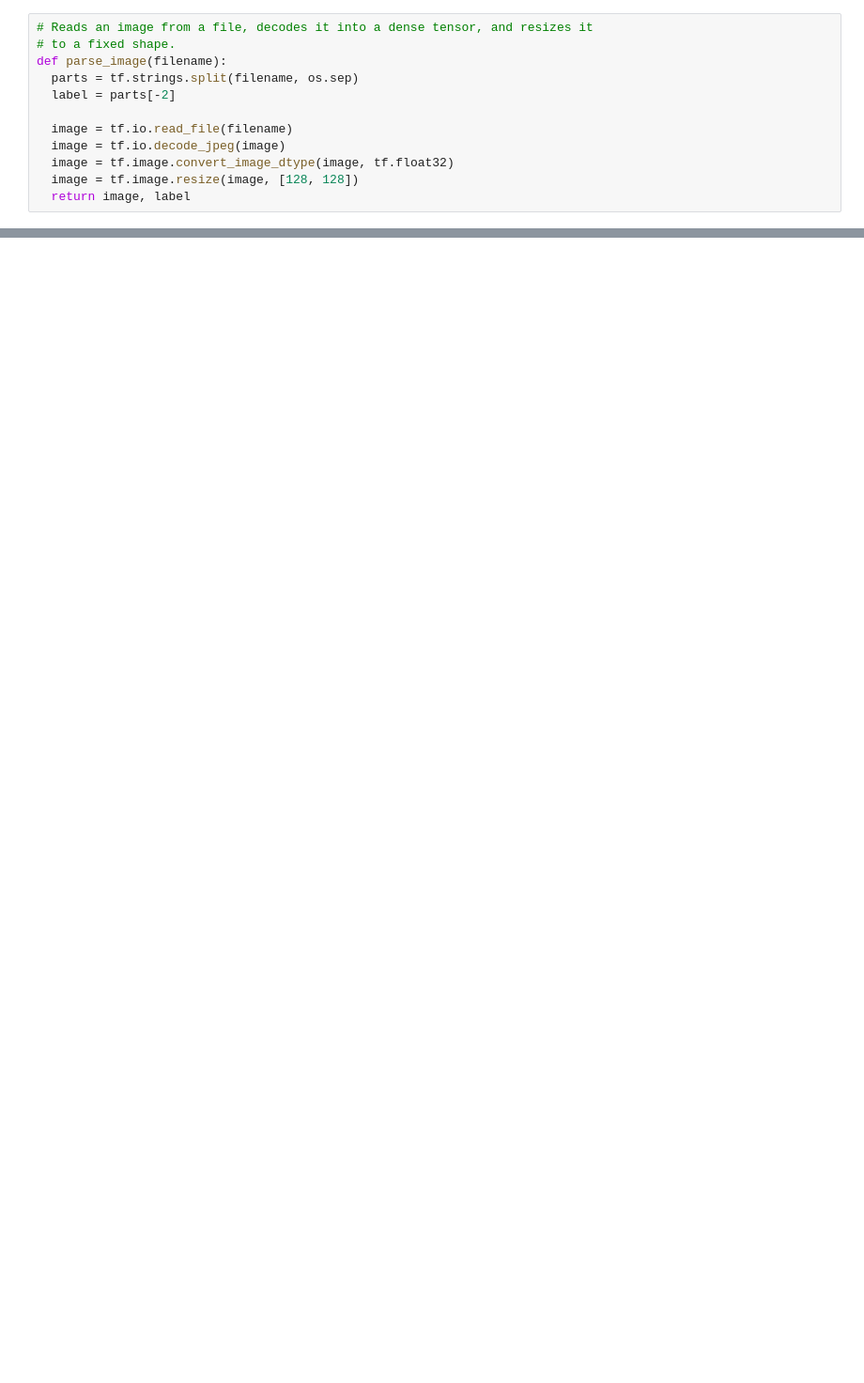
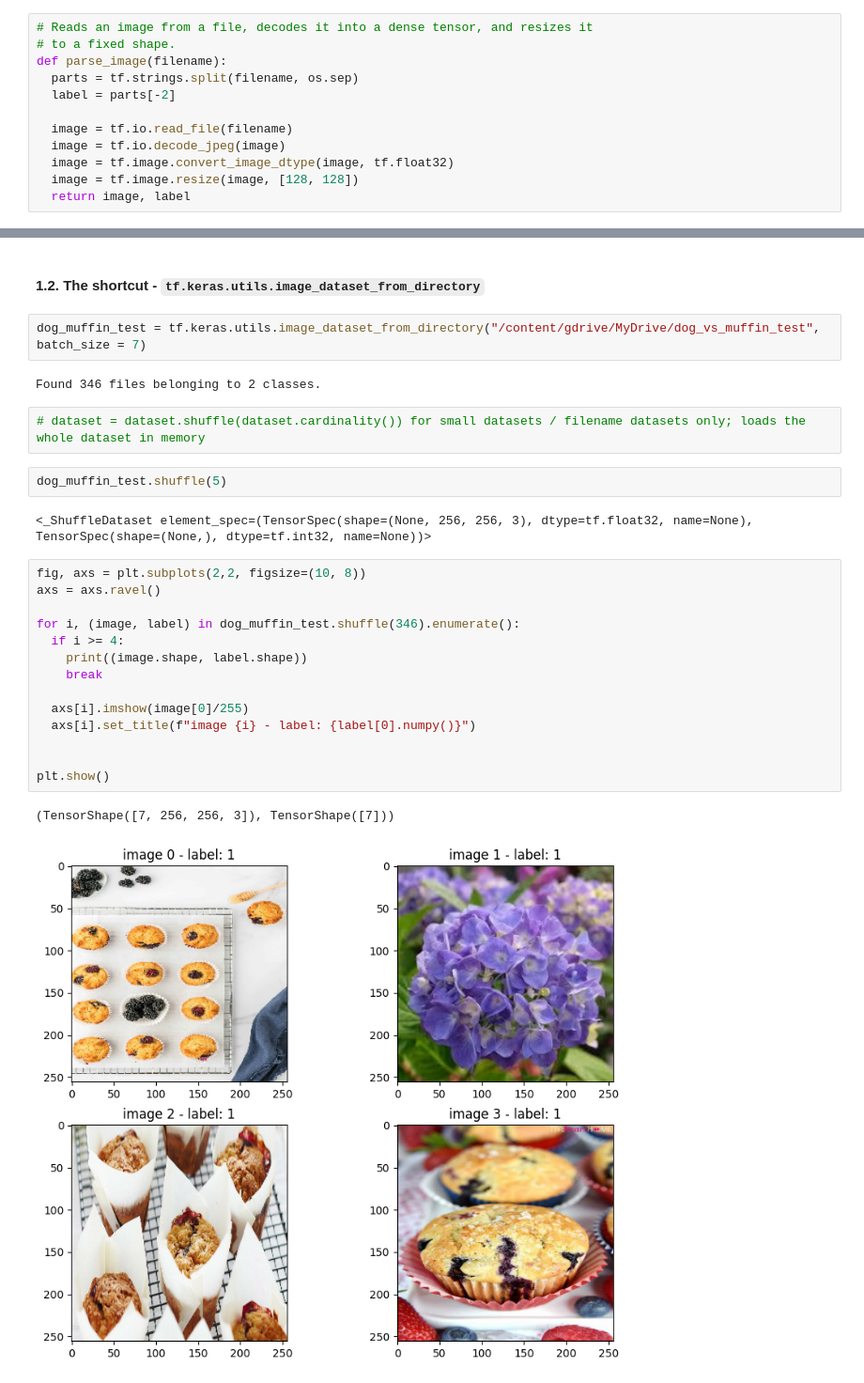
Before and after one commit to dtuleva/DL_23_Lectures_and_Quests, a Jupyter notebook: quest_02_Explore_Data_and_Models.ipynb, the cells around one changed output, grey strips where cells are left out. Shown at 94% size. Drawn from its saved outputs; the diff is of its cells as text; blank space fills up the shorter version.

````diff
--- a/quest_02_Explore_Data_and_Models.ipynb
+++ b/quest_02_Explore_Data_and_Models.ipynb
@@ -147,0 +152,29 @@ for image, label in images_ds.take(3):
+# %% [markdown]
+#### 1.2. The shortcut - ```tf.keras.utils.image_dataset_from_directory```
+# %%
+dog_muffin_test = tf.keras.utils.image_dataset_from_directory("/content/gdrive/MyDrive/dog_vs_muffin_test", batch_size = 7)
+# %% [output]
+Found 346 files belonging to 2 classes.
+# %%
+# dataset = dataset.shuffle(dataset.cardinality()) for small datasets / filename datasets only; loads the whole dataset in memory
+# %%
+dog_muffin_test.shuffle(5)
+# %% [output]
+<_ShuffleDataset element_spec=(TensorSpec(shape=(None, 256, 256, 3), dtype=tf.float32, name=None), TensorSpec(shape=(None,), dtype=tf.int32, name=None))>
+# %%
+fig, axs = plt.subplots(2,2, figsize=(10, 8))
+axs = axs.ravel()
+
+for i, (image, label) in dog_muffin_test.shuffle(346).enumerate():
+  if i >= 4:
+    print((image.shape, label.shape))
+    break
+
+  axs[i].imshow(image[0]/255)
+  axs[i].set_title(f"image {i} - label: {label[0].numpy()}")
+
+
+plt.show()
+# %% [output]
+(TensorShape([7, 256, 256, 3]), TensorShape([7]))
+[figure, added]
````
Also changed, not shown: parts of 10 cells of this notebook.
